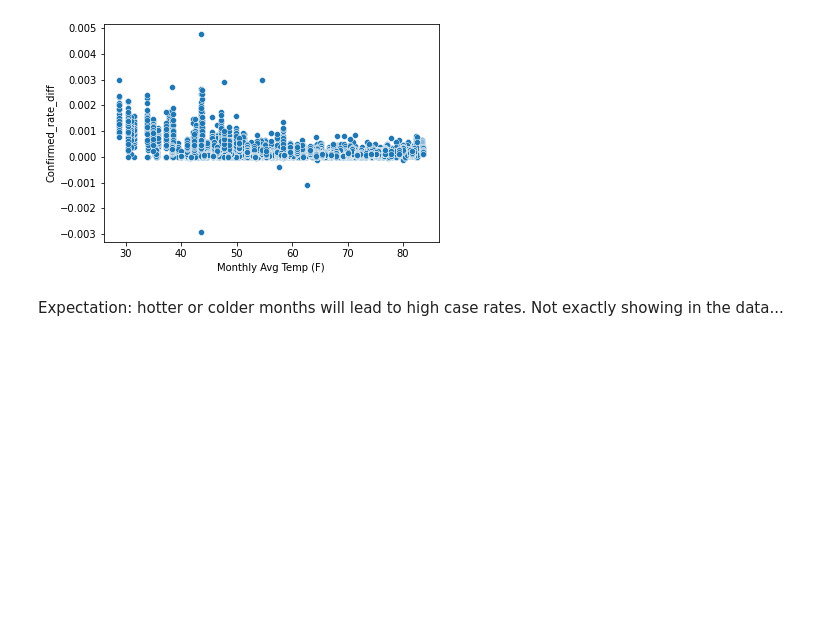
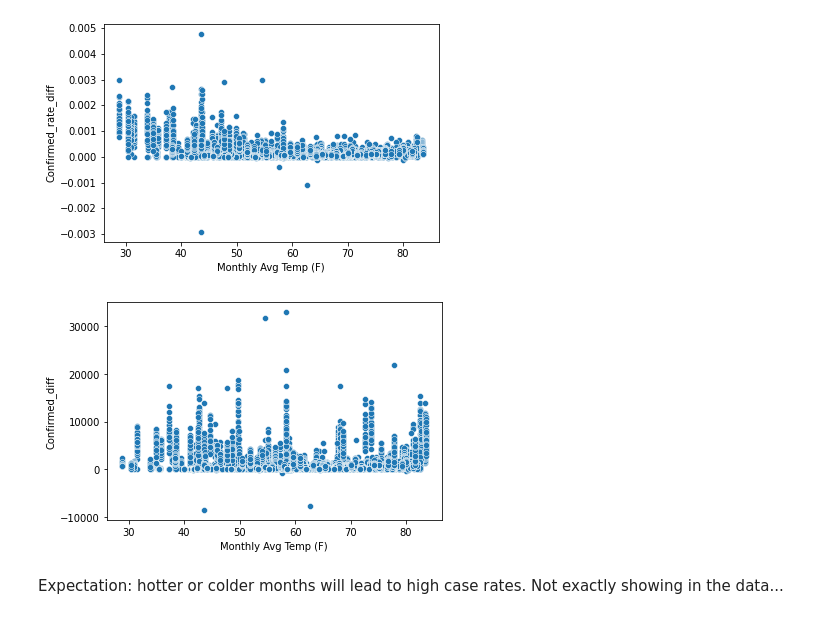
Before and after one commit to amichaelsen/COVID_project, a Jupyter notebook: analysis/data_merge_and_eda.ipynb, the cells around one changed output. Drawn from its saved outputs; the diff is of its cells as text; code cells hidden in the pictures; blank space fills up the shorter version.

```diff
--- a/analysis/data_merge_and_eda.ipynb
+++ b/analysis/data_merge_and_eda.ipynb
@@ -336,6 +344,10 @@ sns.heatmap(counts_by_temp_and_cases.pivot('Monthly Temp Bins','Case Rate Bins',
 sns.scatterplot(y='Confirmed_rate_diff', x='Monthly Avg Temp (F)', data=train);
 # %% [output]
 [figure]
+# %%
+sns.scatterplot(y='Confirmed_diff', x='Monthly Avg Temp (F)', data=train);
+# %% [output]
+[figure, added]
 # %% [markdown]
 Expectation: hotter or colder months will lead to high case rates. Not exactly showing in the data...
 # %%
```
Also changed, not shown: parts of 6 cells of this notebook, 2 other files.
